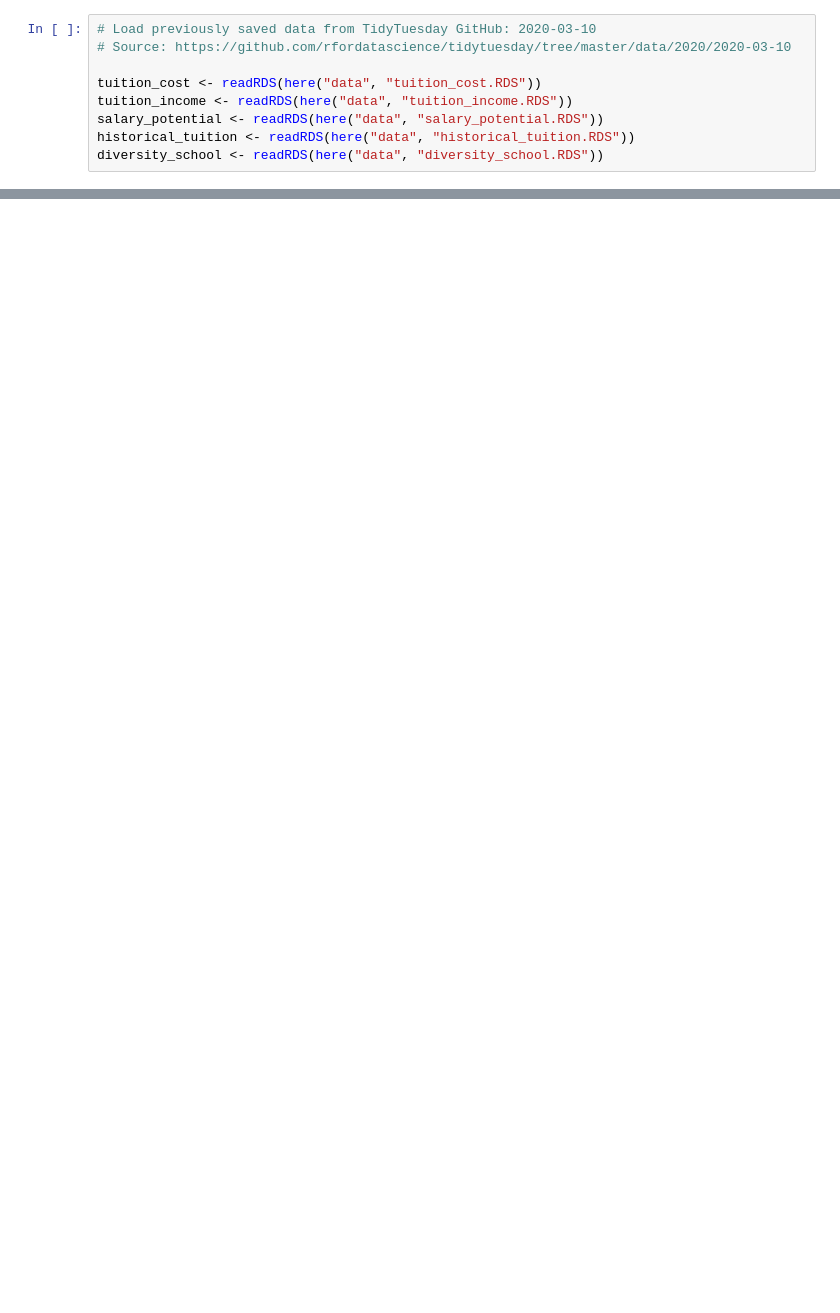
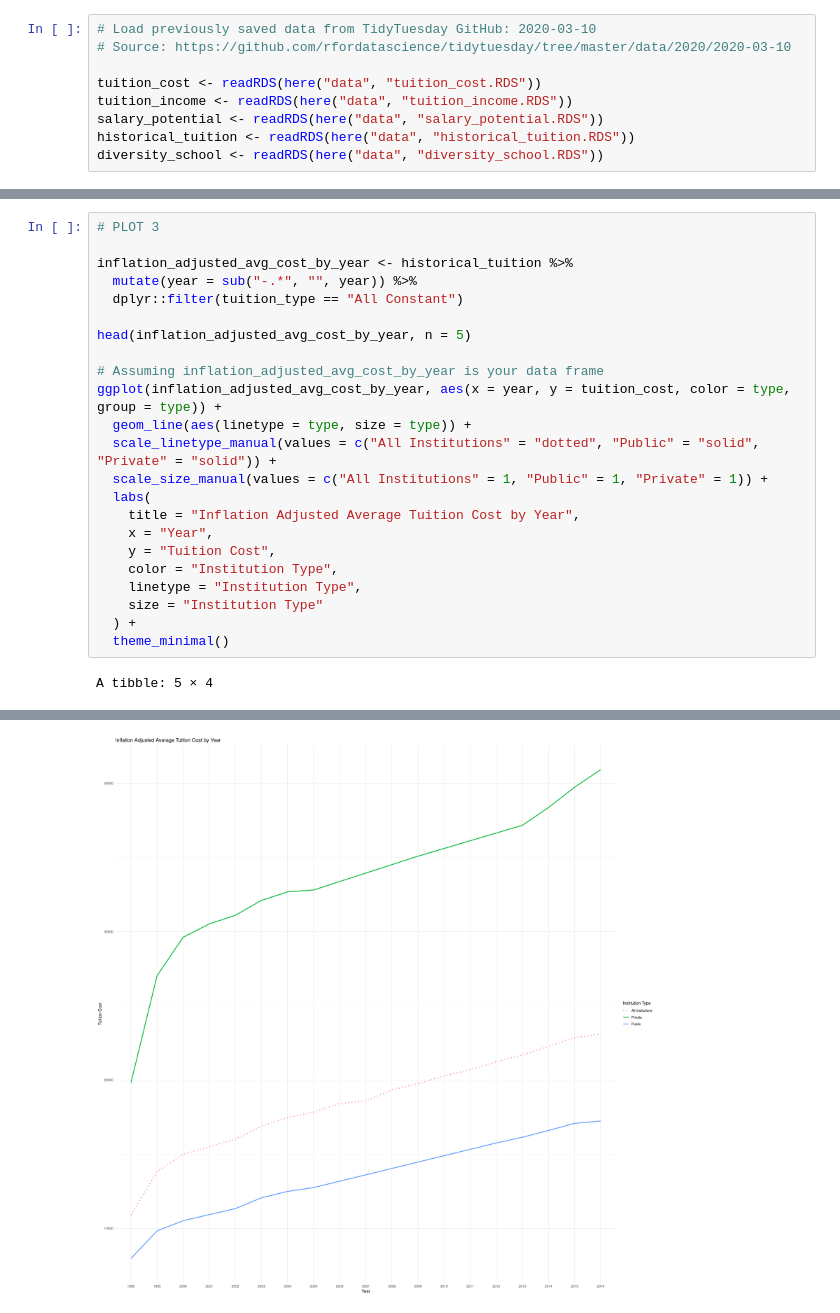
Before and after one commit to meucciilunga/biostat777-intro-meucci-ilunga, a Jupyter notebook: example_analysis.ipynb, the cells around one changed output, grey strips where cells are left out. Drawn from its saved outputs; the diff is of its cells as text; blank space fills up the shorter version.

```diff
--- a/example_analysis.ipynb
+++ b/example_analysis.ipynb
@@ -36,0 +175,25 @@ diversity_school <- readRDS(here("data", "diversity_school.RDS"))
+# %%
+# PLOT 3
+
+inflation_adjusted_avg_cost_by_year <- historical_tuition %>%
+  mutate(year = sub("-.*", "", year)) %>%
+  dplyr::filter(tuition_type == "All Constant")
+
+head(inflation_adjusted_avg_cost_by_year, n = 5)
+
+# Assuming inflation_adjusted_avg_cost_by_year is your data frame
+ggplot(inflation_adjusted_avg_cost_by_year, aes(x = year, y = tuition_cost, color = type, group = type)) +
+  geom_line(aes(linetype = type, size = type)) +
+  scale_linetype_manual(values = c("All Institutions" = "dotted", "Public" = "solid", "Private" = "solid")) +
+  scale_size_manual(values = c("All Institutions" = 1, "Public" = 1, "Private" = 1)) +
+  labs(
+    title = "Inflation Adjusted Average Tuition Cost by Year",
+    x = "Year",
+    y = "Tuition Cost",
+    color = "Institution Type",
+    linetype = "Institution Type",
+    size = "Institution Type"
+  ) +
+  theme_minimal()
+# %% [output]
+A tibble: 5 × 4
@@ -36,0 +207 @@ diversity_school <- readRDS(here("data", "diversity_school.RDS"))
+[figure, added]
```
Also changed, not shown: parts of 4 cells of this notebook.
